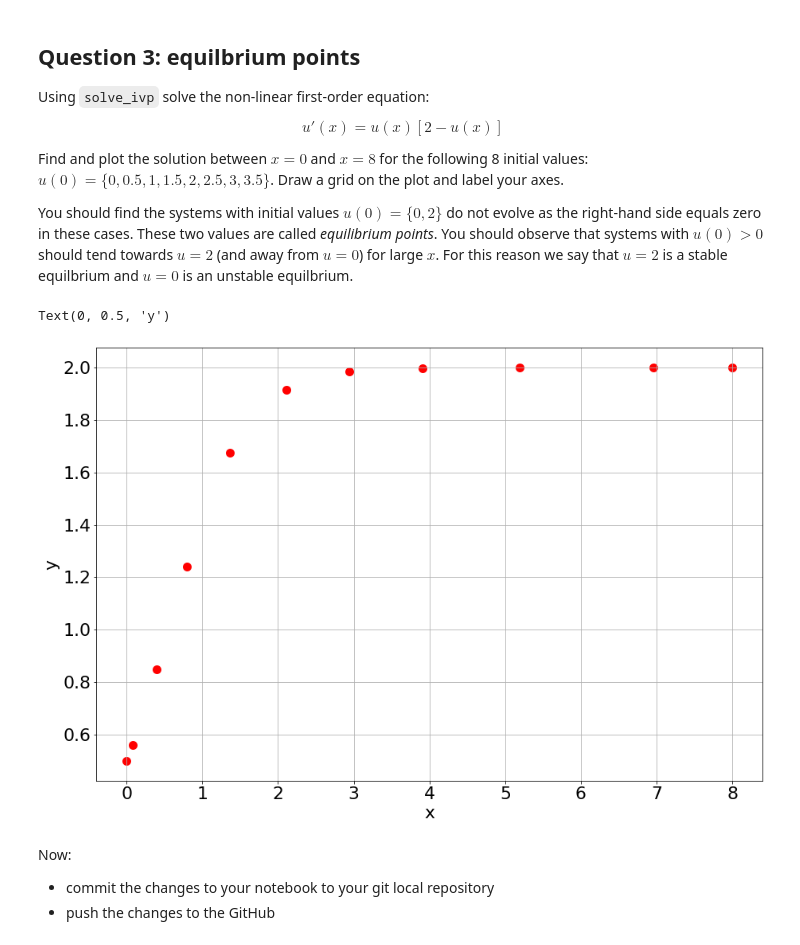
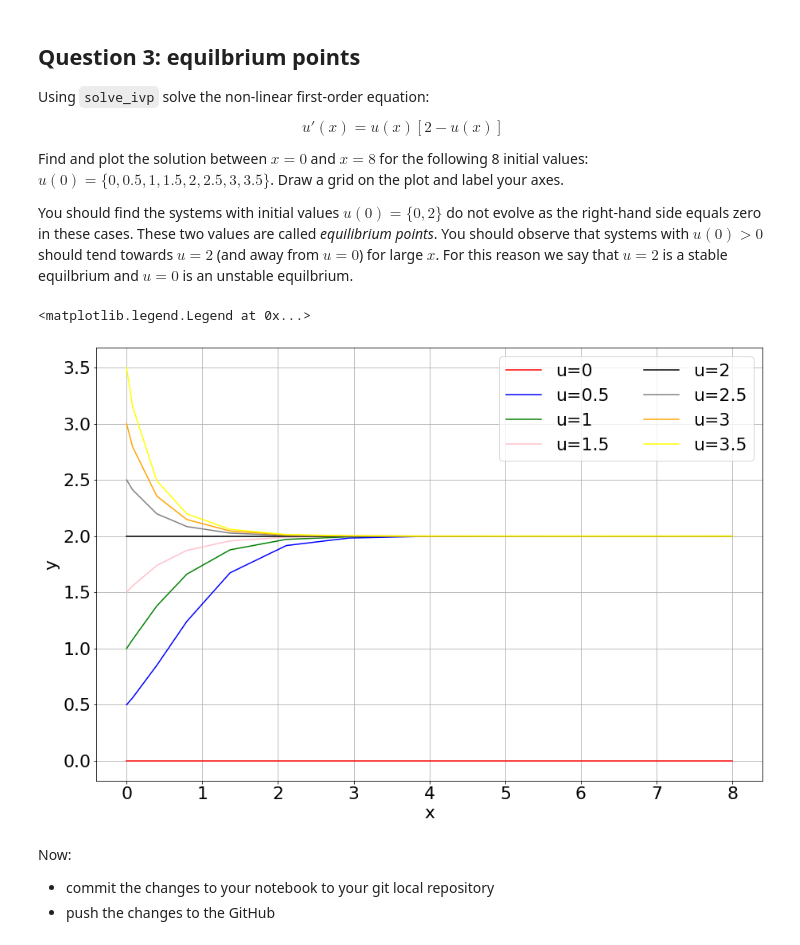
Before and after one commit to Kristian-Mele/ACM20030Assignments, a Jupyter notebook: ACM20030-Assignments-3.ipynb, the cells around one changed output. Saved outputs shown, nothing was run; the diff lists cells and outputs as text; code cells hidden in the pictures.

```diff
--- a/ACM20030-Assignments-3.ipynb
+++ b/ACM20030-Assignments-3.ipynb
@@ -274,11 +272,22 @@ sol=solve_ivp(u,[0,8],[0,0.5,1,1.5,2,2.5,3,3.5])
-# %%
-plt.scatter(sol.t, sol.y[1], color='red',linewidth=5)
-plt.grid(True)
-plt.xlabel("x")
-plt.ylabel("y")
-# %% [output]
-Text(0, 0.5, 'y')
-[figure, removed]
+# %%
+sol = solve_ivp(u,[0,8],[0,0.5,1,1.5,2,2.5,3,3.5])
+
+plt.plot(sol.t,sol.y[0],color='red',label="u=0")
+plt.plot(sol.t,sol.y[1],color='blue',label="u=0.5")
+plt.plot(sol.t,sol.y[2],color='green',label="u=1")
+plt.plot(sol.t,sol.y[3],color='pink',label="u=1.5")
+plt.plot(sol.t,sol.y[4],color='black',label="u=2")
+plt.plot(sol.t,sol.y[5],color='grey',label="u=2.5")
+plt.plot(sol.t,sol.y[6],color='orange',label="u=3")
+plt.plot(sol.t,sol.y[7],color='yellow',label="u=3.5")
+
+plt.grid(True)
+plt.xlabel("x")
+plt.ylabel("y")
+plt.legend(loc="upper right",ncol=2)
+# %% [output]
+<matplotlib.legend.Legend at 0x...>
+[figure, added]
 # %% [markdown]
 Now:
 - commit the changes to your notebook to your git local repository
```
Also changed, not shown: parts of 10 cells of this notebook.
